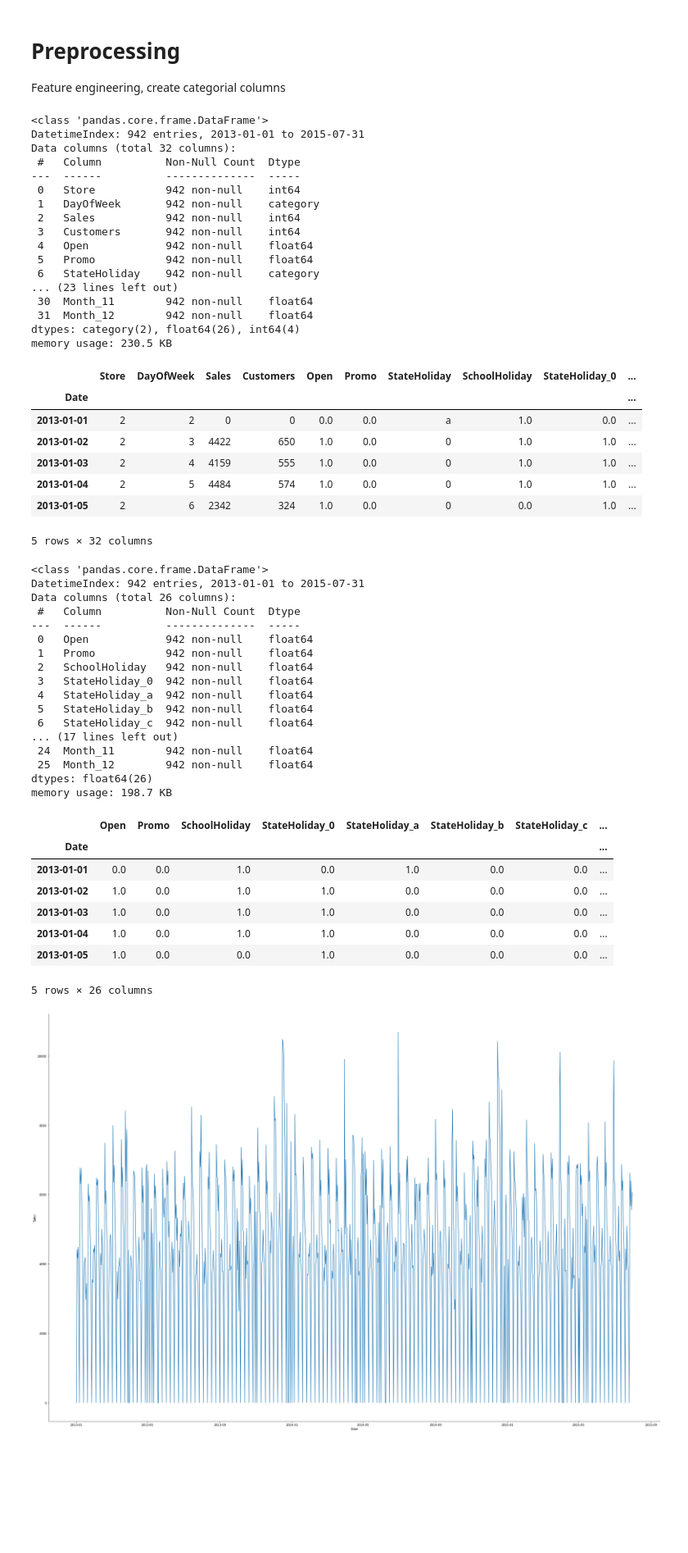
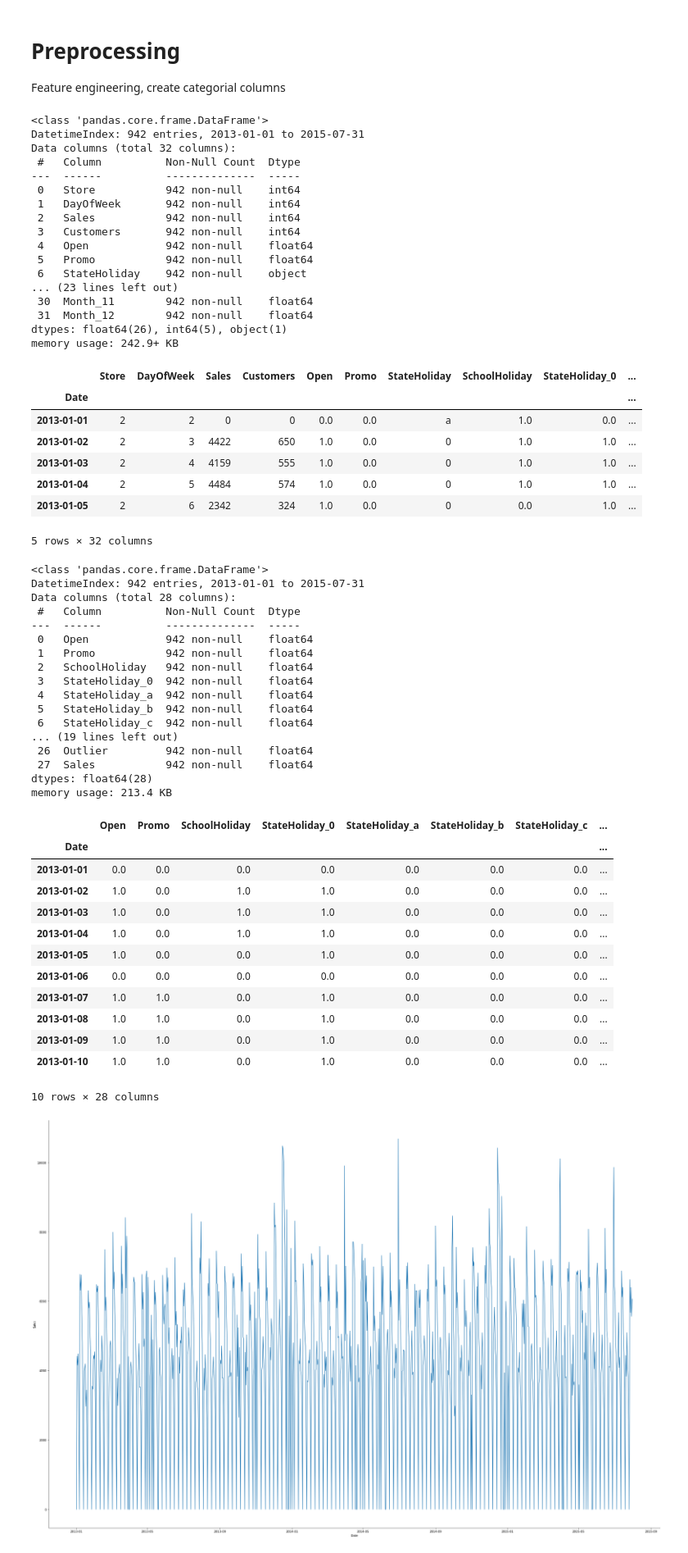
Before and after one commit to bruennijs/kaggle_rossmann_sales, a Jupyter notebook: linear_daily.ipynb, the cells around one changed output. Shown at 82% size. Drawn from its saved outputs; the diff is of its cells as text; code cells hidden in the pictures; blank space fills up the shorter version.

```diff
--- a/linear_daily.ipynb
+++ b/linear_daily.ipynb
@@ -96,23 +104,40 @@ from pandas import DataFrame
 from IPython.core.interactiveshell import InteractiveShell
 InteractiveShell.ast_node_interactivity = "all"
 
+def enginner_categorial_dummy(x: DataFrame, col: str):
+    """
+    Creates dummy columns of col named 'col' of X matrix
+    :param x:
+    :param col:
+    :return:
+    """
+    s_cat = x[col].astype('category')
+    x = pd.concat([x, pd.get_dummies(s_cat, prefix=col, dtype=float)], axis=1)
+    return x
+
+def engineer_outliers_dummy(x: DataFrame, y:Series):
+
+    """
+    Handle Sales == 0 as outlier and set "outlier" column as dummy variable to 1 and everything else to zero
+    :return:
+    """
+    s_sales_zero_bin: Series = y == 0
+    # set all columns to zero except outlier
+    x[s_sales_zero_bin.to_numpy()] = 0.0
+
+    return x.assign(Outlier=s_sales_zero_bin.astype('float'))
+
 df_train: DataFrame = pd.read_csv('./input/train.csv', parse_dates=['Date'], dtype={'StateHoliday': str, 'Open': float, 'Promo': float, 'SchoolHoliday': float})
+# get data for one store
+# FEATURE ENGINEERING
+df_train = df_train.groupby(by='Store').get_group(2).set_index('Date').sort_index()
 
-# get data for one store
-df_train = df_train.groupby(by='Store').get_group(2).set_index('Date').sort_index()
-# FEATURE ENGINEERING
 ## StateHoliday -> categorial
-df_train['StateHoliday'] = df_train['StateHoliday'].astype('category')
-## StateHoliday -> dummy variable
-df_train = pd.concat([df_train, pd.get_dummies(df_train['StateHoliday'], prefix='StateHoliday', dtype=float)], axis=1)
-#df_train.groupby(by=['StateHoliday']).get_group('a')
+df_train = enginner_categorial_dummy(df_train, 'StateHoliday')
 
 ## Day of week -> categorial
-df_train['DayOfWeek'] = df_train['DayOfWeek'].astype('category')
-df_train = pd.concat([df_train, pd.get_dummies(df_train['DayOfWeek'], prefix='DayOfWeek', dtype=float)], axis=1)
-
+df_train = enginner_categorial_dummy(df_train, 'DayOfWeek')
 df_train['Month'] = df_train.index.month
-
 dummies = pd.get_dummies(df_train['Month'], prefix='Month', dtype=float)
 df_train = pd.concat([df_train, dummies], axis=1)
 
@@ -147,8 +172,10 @@ X = df_train[['Open',
               'Month_12']].astype('float')
 Y = df_train['Sales'].astype('float')
 
-X.info()
-X.head(5)
+X = engineer_outliers_dummy(X, Y)
+
+X.assign(Sales=Y).info()
+X.assign(Sales=Y).head(10)
 # %% [output]
 <class 'pandas.core.frame.DataFrame'>
 DatetimeIndex: 942 entries, 2013-01-01 to 2015-07-31
@@ -156,50 +183,55 @@ Data columns (total 32 columns):
  #   Column          Non-Null Count  Dtype
 ---  ------          --------------  -----
  0   Store           942 non-null    int64
- 1   DayOfWeek       942 non-null    category
+ 1   DayOfWeek       942 non-null    int64
  2   Sales           942 non-null    int64
  3   Customers       942 non-null    int64
  4   Open            942 non-null    float64
  5   Promo           942 non-null    float64
- 6   StateHoliday    942 non-null    category
+ 6   StateHoliday    942 non-null    object
 ... (23 lines left out)
  30  Month_11        942 non-null    float64
  31  Month_12        942 non-null    float64
-dtypes: category(2), float64(26), int64(4)
-memory usage: 230.5 KB
+dtypes: float64(26), int64(5), object(1)
+memory usage: 242.9+ KB
 |  | Store | DayOfWeek | Sales | Customers | Open | Promo | StateHoliday | SchoolHoliday | StateHoliday_0 | ... |
 | Date |  |  |  |  |  |  |  |  |  | ... |
 | 2013-01-01 | 2 | 2 | 0 | 0 | 0.0 | 0.0 | a | 1.0 | 0.0 | ... |
 | 2013-01-02 | 2 | 3 | 4422 | 650 | 1.0 | 0.0 | 0 | 1.0 | 1.0 | ... |
 | 2013-01-03 | 2 | 4 | 4159 | 555 | 1.0 | 0.0 | 0 | 1.0 | 1.0 | ... |
 | 2013-01-04 | 2 | 5 | 4484 | 574 | 1.0 | 0.0 | 0 | 1.0 | 1.0 | ... |
 | 2013-01-05 | 2 | 6 | 2342 | 324 | 1.0 | 0.0 | 0 | 0.0 | 1.0 | ... |
 5 rows × 32 columns
 <class 'pandas.core.frame.DataFrame'>
 DatetimeIndex: 942 entries, 2013-01-01 to 2015-07-31
-Data columns (total 26 columns):
+Data columns (total 28 columns):
  #   Column          Non-Null Count  Dtype
 ---  ------          --------------  -----
  0   Open            942 non-null    float64
  1   Promo           942 non-null    float64
  2   SchoolHoliday   942 non-null    float64
  3   StateHoliday_0  942 non-null    float64
  4   StateHoliday_a  942 non-null    float64
  5   StateHoliday_b  942 non-null    float64
  6   StateHoliday_c  942 non-null    float64
-... (17 lines left out)
- 24  Month_11        942 non-null    float64
- 25  Month_12        942 non-null    float64
-dtypes: float64(26)
-memory usage: 198.7 KB
+... (19 lines left out)
+ 26  Outlier         942 non-null    float64
+ 27  Sales           942 non-null    float64
+dtypes: float64(28)
+memory usage: 213.4 KB
 |  | Open | Promo | SchoolHoliday | StateHoliday_0 | StateHoliday_a | StateHoliday_b | StateHoliday_c | ... |
 | Date |  |  |  |  |  |  |  | ... |
-| 2013-01-01 | 0.0 | 0.0 | 1.0 | 0.0 | 1.0 | 0.0 | 0.0 | ... |
+| 2013-01-01 | 0.0 | 0.0 | 0.0 | 0.0 | 0.0 | 0.0 | 0.0 | ... |
 | 2013-01-02 | 1.0 | 0.0 | 1.0 | 1.0 | 0.0 | 0.0 | 0.0 | ... |
 | 2013-01-03 | 1.0 | 0.0 | 1.0 | 1.0 | 0.0 | 0.0 | 0.0 | ... |
 | 2013-01-04 | 1.0 | 0.0 | 1.0 | 1.0 | 0.0 | 0.0 | 0.0 | ... |
 | 2013-01-05 | 1.0 | 0.0 | 0.0 | 1.0 | 0.0 | 0.0 | 0.0 | ... |
+| 2013-01-06 | 0.0 | 0.0 | 0.0 | 0.0 | 0.0 | 0.0 | 0.0 | ... |
+| 2013-01-07 | 1.0 | 1.0 | 0.0 | 1.0 | 0.0 | 0.0 | 0.0 | ... |
+| 2013-01-08 | 1.0 | 1.0 | 0.0 | 1.0 | 0.0 | 0.0 | 0.0 | ... |
+| 2013-01-09 | 1.0 | 1.0 | 0.0 | 1.0 | 0.0 | 0.0 | 0.0 | ... |
+| 2013-01-10 | 1.0 | 1.0 | 0.0 | 1.0 | 0.0 | 0.0 | 0.0 | ... |
-5 rows × 26 columns
+10 rows × 28 columns
 # %%
 from pandas.plotting import lag_plot
 import matplotlib.pyplot as plt
```
Also changed, not shown: parts of 2 cells of this notebook, 1 other file.
